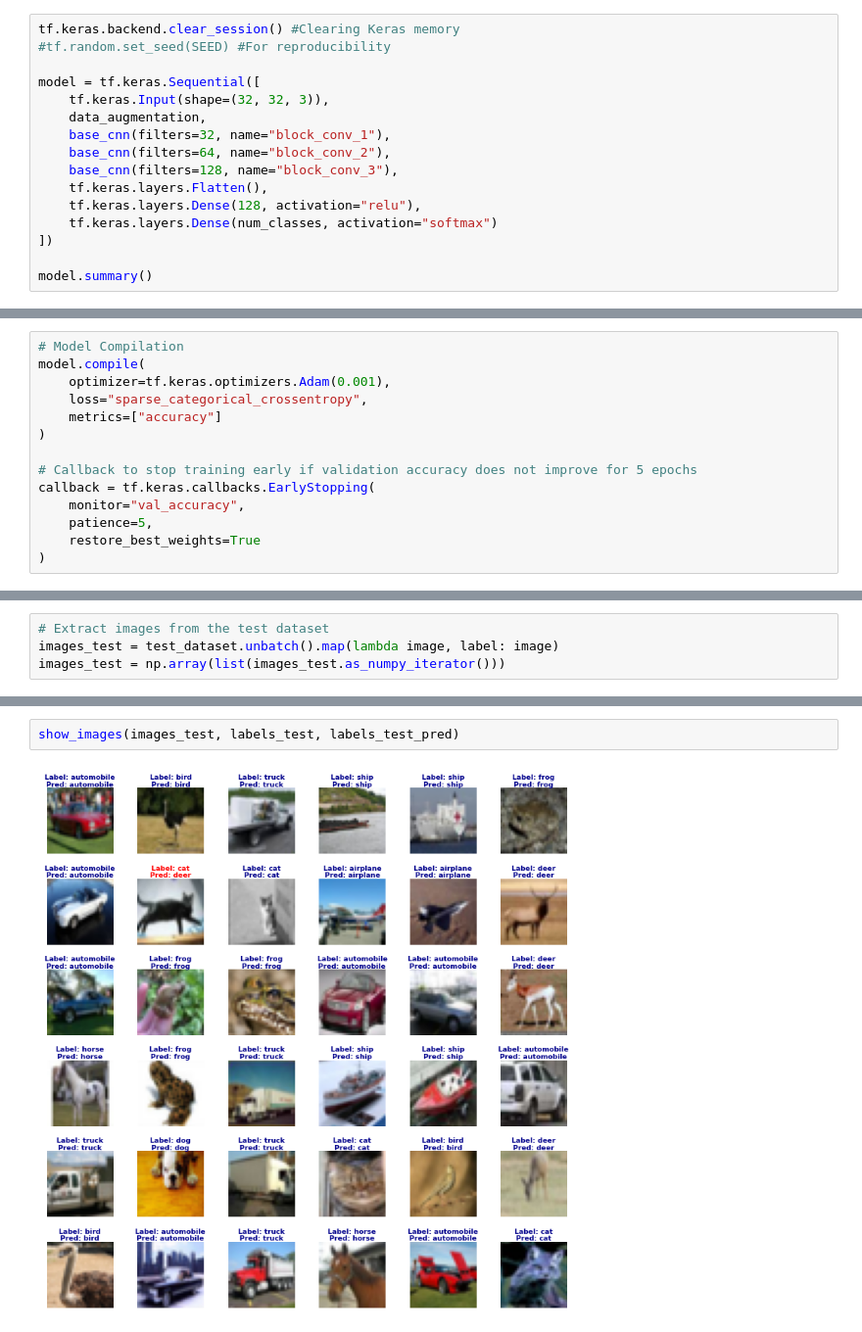
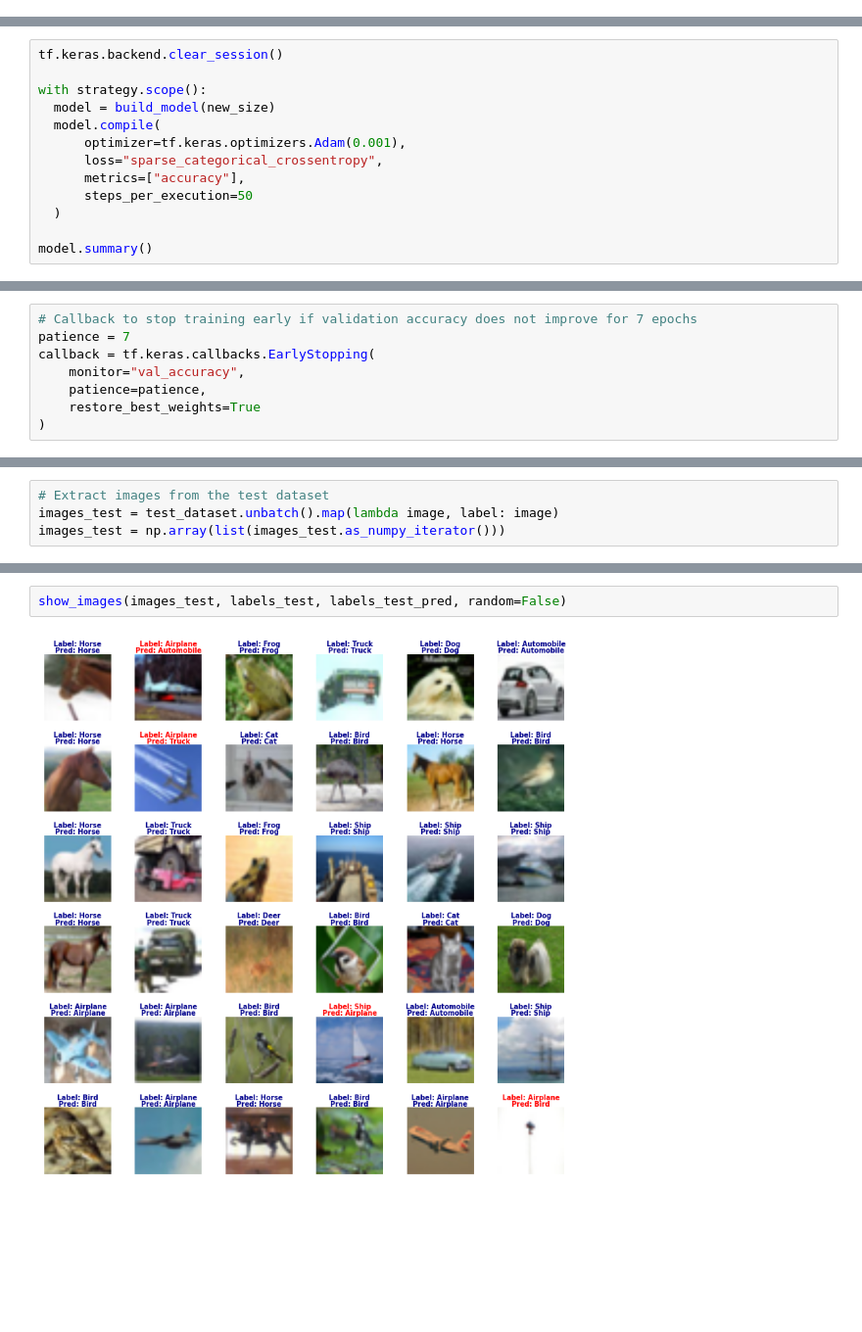
Before and after one commit to JersonGB22/ImageClassification-TensorFlow, a Jupyter notebook: BasicModels/ImageClassification_CNN_CIFAR-10.ipynb, the cells around one changed output, grey strips where cells are left out. Shown at 98% size. Saved outputs shown, nothing was run; the diff lists cells and outputs as text; blank space fills up the shorter version.

```diff
--- a/BasicModels/ImageClassification_CNN_CIFAR-10.ipynb
+++ b/BasicModels/ImageClassification_CNN_CIFAR-10.ipynb
@@ -181,16 +229,0 @@ def base_cnn(filters=32, dropout_rate=0.15, name=None):
-# %%
-tf.keras.backend.clear_session() #Clearing Keras memory
-#tf.random.set_seed(SEED) #For reproducibility
-
-model = tf.keras.Sequential([
-    tf.keras.Input(shape=(32, 32, 3)),
-    data_augmentation,
-    base_cnn(filters=32, name="block_conv_1"),
-    base_cnn(filters=64, name="block_conv_2"),
-    base_cnn(filters=128, name="block_conv_3"),
-    tf.keras.layers.Flatten(),
-    tf.keras.layers.Dense(128, activation="relu"),
-    tf.keras.layers.Dense(num_classes, activation="softmax")
-])
-
-model.summary()
@@ -218,0 +230,13 @@ Model: "sequential"
+# %%
+tf.keras.backend.clear_session()
+
+with strategy.scope():
+  model = build_model(new_size)
+  model.compile(
+      optimizer=tf.keras.optimizers.Adam(0.001),
+      loss="sparse_categorical_crossentropy",
+      metrics=["accuracy"],
+      steps_per_execution=50
+  )
+
+model.summary()
@@ -224,15 +269,9 @@ tf.keras.utils.plot_model(model, show_layer_names=True, show_shapes=True, expand
 # %%
-# Model Compilation
-model.compile(
-    optimizer=tf.keras.optimizers.Adam(0.001),
-    loss="sparse_categorical_crossentropy",
-    metrics=["accuracy"]
-)
-
-# Callback to stop training early if validation accuracy does not improve for 5 epochs
+# Callback to stop training early if validation accuracy does not improve for 7 epochs
+patience = 7
 callback = tf.keras.callbacks.EarlyStopping(
     monitor="val_accuracy",
-    patience=5,
+    patience=patience,
     restore_best_weights=True
 )
 # %%
@@ -351,5 +409,5 @@ show_images(images_test, labels_test, labels_test_pred, num_examples=9)
 # %%
-show_images(images_test, labels_test, labels_test_pred)
+show_images(images_test, labels_test, labels_test_pred, random=False)
 # %% [output]
-[figure, old version]
+[figure, new version]
 # %%
```
Also changed, not shown: parts of 43 cells of this notebook, 2 other files.
